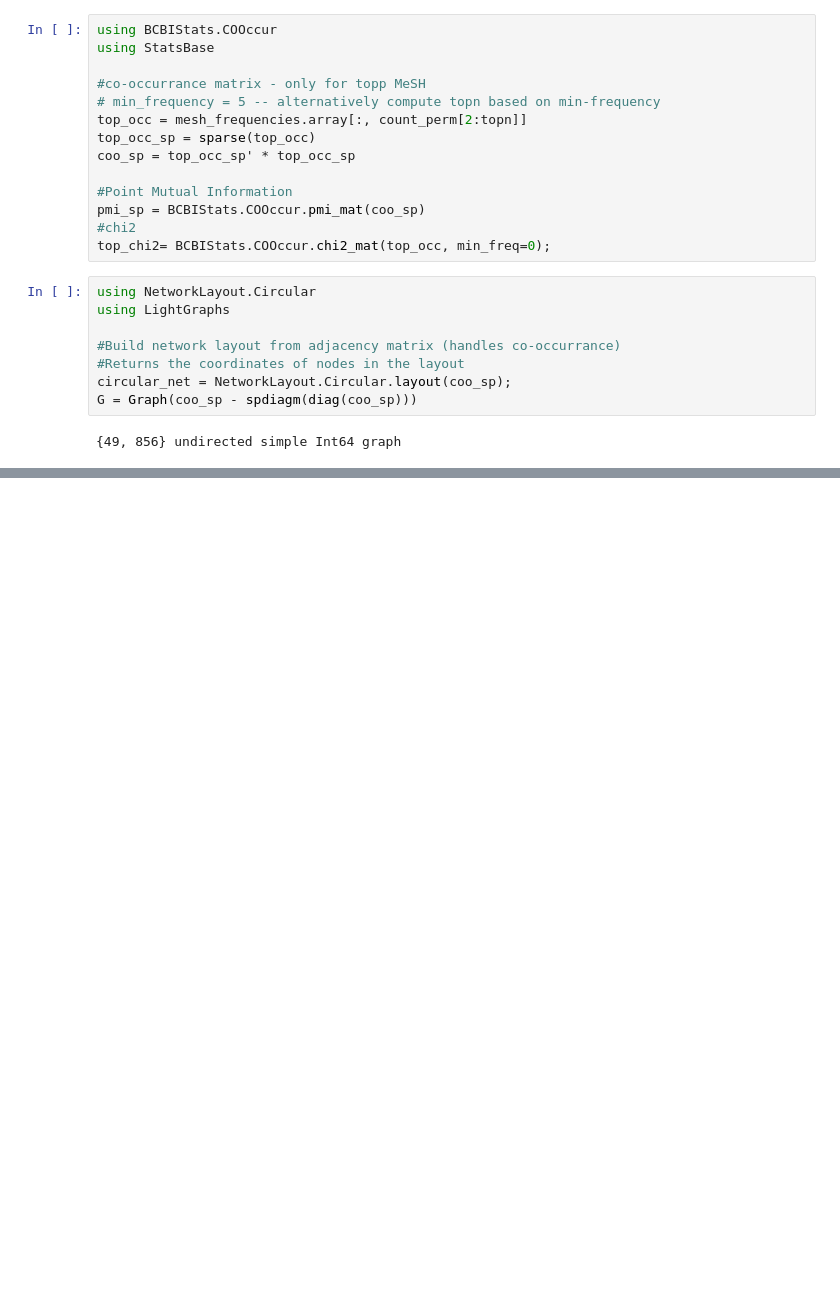
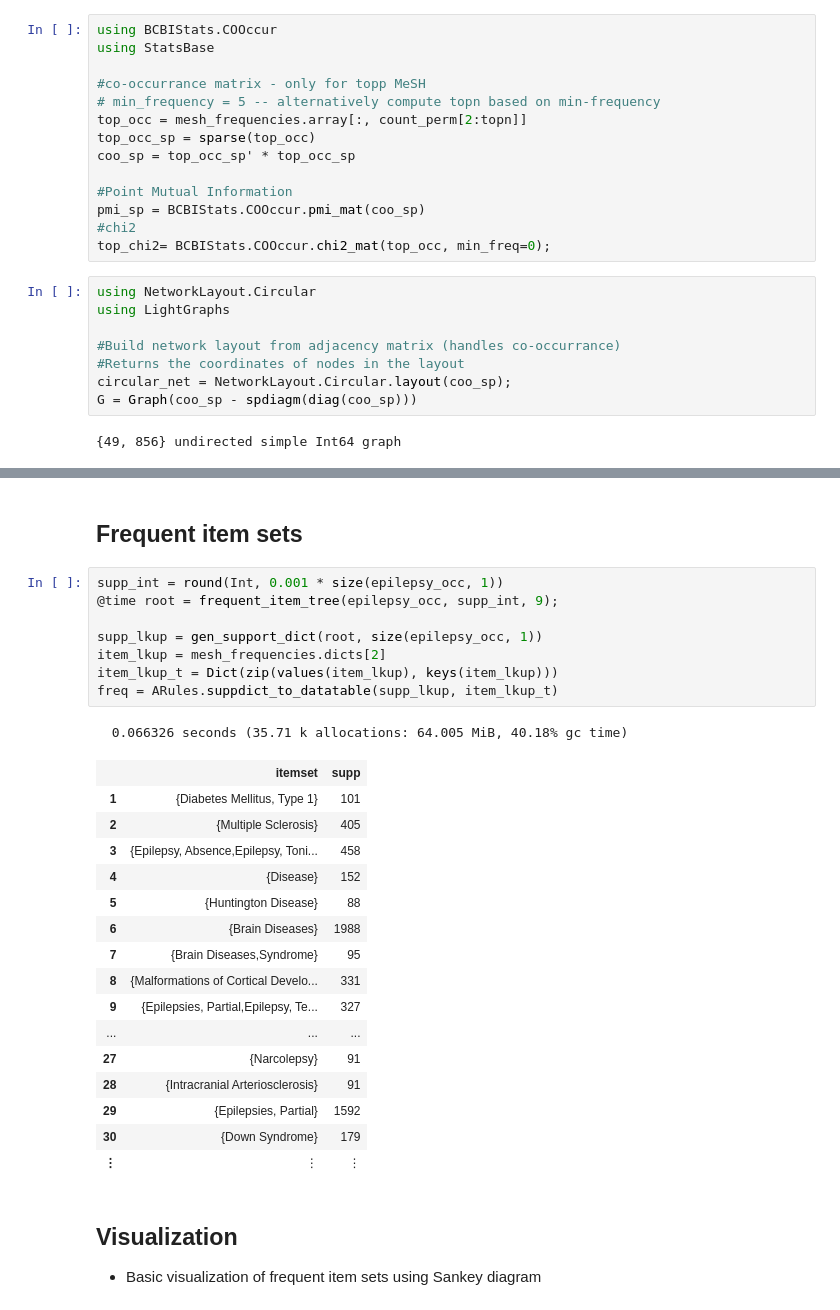
Before and after one commit to JuliaHealth/PubMedMiner.jl, a Jupyter notebook: case_studies/epilepsy_comorbidities_server_db.ipynb, the cells around one changed output, grey strips where cells are left out. Drawn from its saved outputs; the diff is of its cells as text; blank space fills up the shorter version.

```diff
--- a/case_studies/epilepsy_comorbidities_server_db.ipynb
+++ b/case_studies/epilepsy_comorbidities_server_db.ipynb
@@ -219,0 +260,32 @@ plot(traces, layout)
+# %% [markdown]
+## Frequent item sets
+# %%
+supp_int = round(Int, 0.001 * size(epilepsy_occ, 1))
+@time root = frequent_item_tree(epilepsy_occ, supp_int, 9);
+
+supp_lkup = gen_support_dict(root, size(epilepsy_occ, 1))
+item_lkup = mesh_frequencies.dicts[2]
+item_lkup_t = Dict(zip(values(item_lkup), keys(item_lkup)))
+freq = ARules.suppdict_to_datatable(supp_lkup, item_lkup_t)
+# %% [output]
+  0.066326 seconds (35.71 k allocations: 64.005 MiB, 40.18% gc time)
+|  | itemset | supp |
+| 1 | {Diabetes Mellitus, Type 1} | 101 |
+| 2 | {Multiple Sclerosis} | 405 |
+| 3 | {Epilepsy, Absence,Epilepsy, Toni... | 458 |
+| 4 | {Disease} | 152 |
+| 5 | {Huntington Disease} | 88 |
+| 6 | {Brain Diseases} | 1988 |
+| 7 | {Brain Diseases,Syndrome} | 95 |
+| 8 | {Malformations of Cortical Develo... | 331 |
+| 9 | {Epilepsies, Partial,Epilepsy, Te... | 327 |
+| ... | ... | ... |
+| 27 | {Narcolepsy} | 91 |
+| 28 | {Intracranial Arteriosclerosis} | 91 |
+| 29 | {Epilepsies, Partial} | 1592 |
+| 30 | {Down Syndrome} | 179 |
+| ⋮ | ⋮ | ⋮ |
+# %% [markdown]
+## Visualization
+
+* Basic visualization of frequent item sets using Sankey diagram
```
Also changed, not shown: parts of 8 cells of this notebook, 5 other files.
